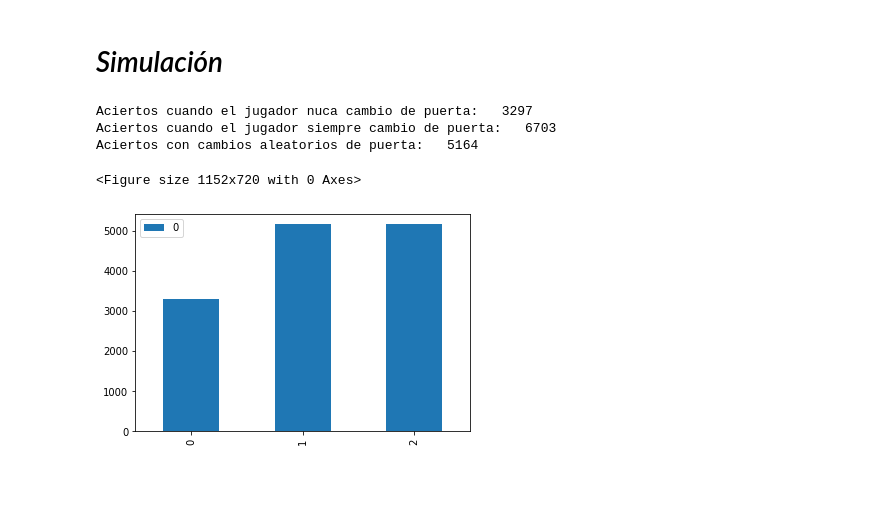
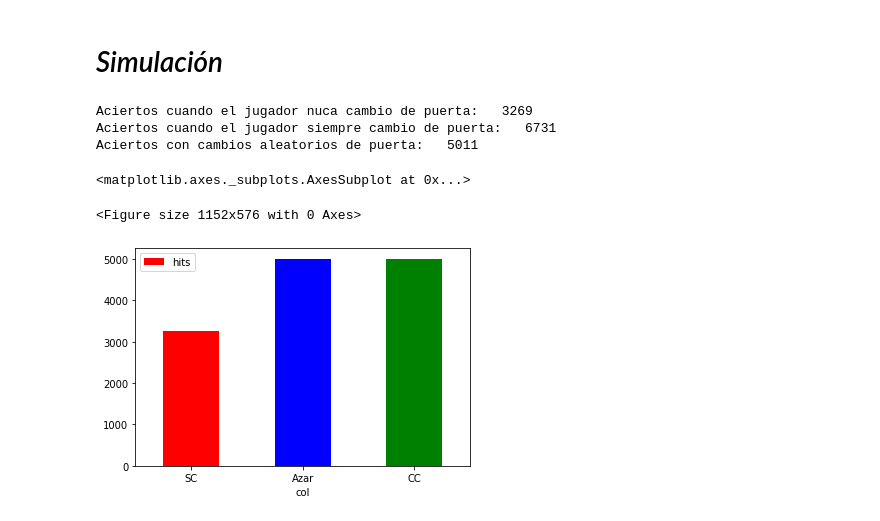
Before and after one commit to JuanCappelletti/DEEP-LEARMING-ITBA, a Jupyter notebook: MONTY HALL.ipynb, the cells around one changed output. Drawn from its saved outputs; the diff is of its cells as text; code cells hidden in the pictures; blank space fills up the shorter version.

```diff
--- a/MONTY HALL.ipynb
+++ b/MONTY HALL.ipynb
@@ -43,11 +43,11 @@ for i in range (CS):
   # Simulación de la partida.
   if Pos_AUTO==Elec_Jugador:
       Aciertos_sin_cambio +=1     #Aciertos del Jugador si nunca cambia de puerta.
-      Acu_Aciertos_sin_cambios=np.append(Acu_Aciertos_sin_cambios,Aciertos_sin_cambio) # Acumula los aciertos en uan array
+      #Acu_Aciertos_sin_cambios=np.append(Acu_Aciertos_sin_cambios,Aciertos_sin_cambio) # Acumula los aciertos en uan array
 
   if Pos_AUTO !=Elec_Jugador:
       Aciertos_con_cambio +=1     #Aciertos del presentador,  que si el jugador siempre elige cambiar se tranfieren él.
-      Acu_Aciertos_con_cambios=np.append(Acu_Aciertos_con_cambios,Aciertos_con_cambio) # Acumula los aciertos en uan array
+      #Acu_Aciertos_con_cambios=np.append(Acu_Aciertos_con_cambios,Aciertos_con_cambio) # Acumula los aciertos en uan array
 
   # Simulación para cambio aleatorio.
   if Pos_AUTO==Resto_puertas[0]:
@@ -62,7 +62,7 @@ for i in range (CS):
   #Evaluación del cambia aleatoria de las puetas finales.
   if Pos_AUTO==np.random.choice(Elec_final_jugador):
       Aciertos_aleatorios +=1
-      Acu_Aciertos_aleatorios=np.append(Acu_Aciertos_aleatorios,Aciertos_aleatorios) # Acumula los aciertos en uan array
+      #Acu_Aciertos_aleatorios=np.append(Acu_Aciertos_aleatorios,Aciertos_aleatorios) # Acumula los aciertos en uan array
 
 #print("El auto esta en la puerta:  ",Pos_AUTO ,"\nEl jugador eligio la puerta:  ", Elec_Jugador,"\nEl presentador pueder jugar con las puertas: ", Resto_puertas)
 #print("\nPuerta que el presentador dejo cerrada:",Puerta_Monty)
@@ -71,17 +71,23 @@ print("\n\nAciertos cuando el jugador nuca cambio de puerta:  ",Aciertos_sin_cam
 #print(Acu_Aciertos_sin_cambios)
 #print(Acu_Aciertos_con_cambios)
 #print(Acu_Aciertos_aleatorios)
+Acu_Aciertos_sin_cambios.append(Aciertos_sin_cambio) # Acumula los aciertos en uan array
+Acu_Aciertos_con_cambios.append(Aciertos_con_cambio) # Acumula los aciertos en uan array
+Acu_Aciertos_aleatorios.append(Aciertos_aleatorios) # Acumula los aciertos en uan array
 # %% [output]
-Aciertos cuando el jugador nuca cambio de puerta:   3297
-Aciertos cuando el jugador siempre cambio de puerta:   6703
-Aciertos con cambios aleatorios de puerta:   5164
+Aciertos cuando el jugador nuca cambio de puerta:   3269
+Aciertos cuando el jugador siempre cambio de puerta:   6731
+Aciertos con cambios aleatorios de puerta:   5011
 # %%
+from IPython.core.history import HistorySavingThread
 # Graficos
 import pandas as pd
 import matplotlib.pyplot as plt
-plt.figure(figsize=(16,10))
-df2 = pd.DataFrame(np.array([Aciertos_sin_cambio,Aciertos_aleatorios,Aciertos_aleatorios]))
-df2.plot.bar();
+
+plt.figure(figsize=(16,8))
+df2 = pd.DataFrame({'hits':[Aciertos_sin_cambio,Aciertos_aleatorios,Aciertos_aleatorios],'col':['SC','Azar','CC']})
+df2.plot.bar(x='col',y='hits',rot=0, color=["red","blue","green"])
 # %% [output]
-<Figure size 1152x720 with 0 Axes>
+<matplotlib.axes._subplots.AxesSubplot at 0x...>
+<Figure size 1152x576 with 0 Axes>
-[figure, old version]
+[figure, new version]
```
Also changed, not shown: parts of 1 cell of this notebook.
